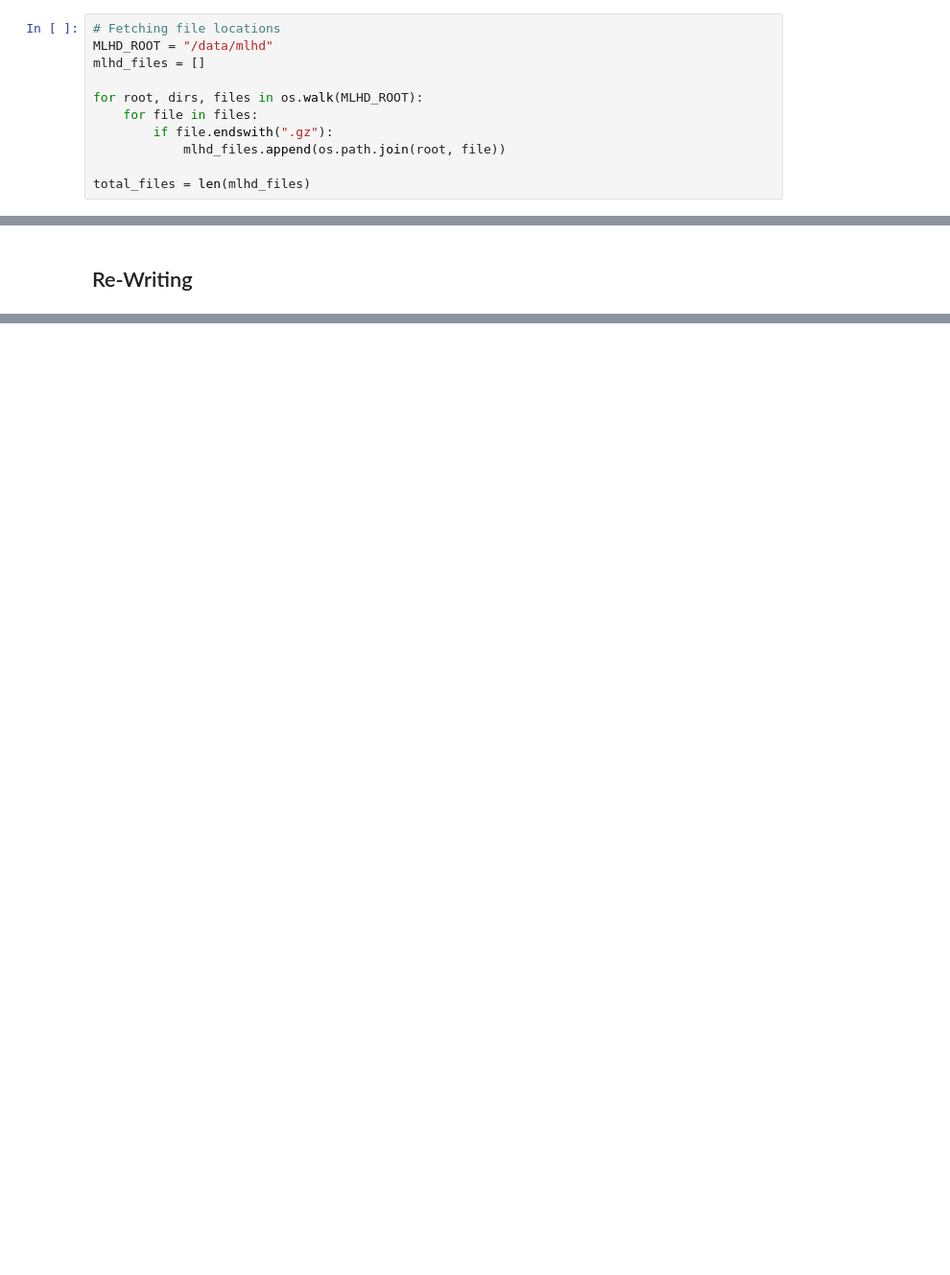
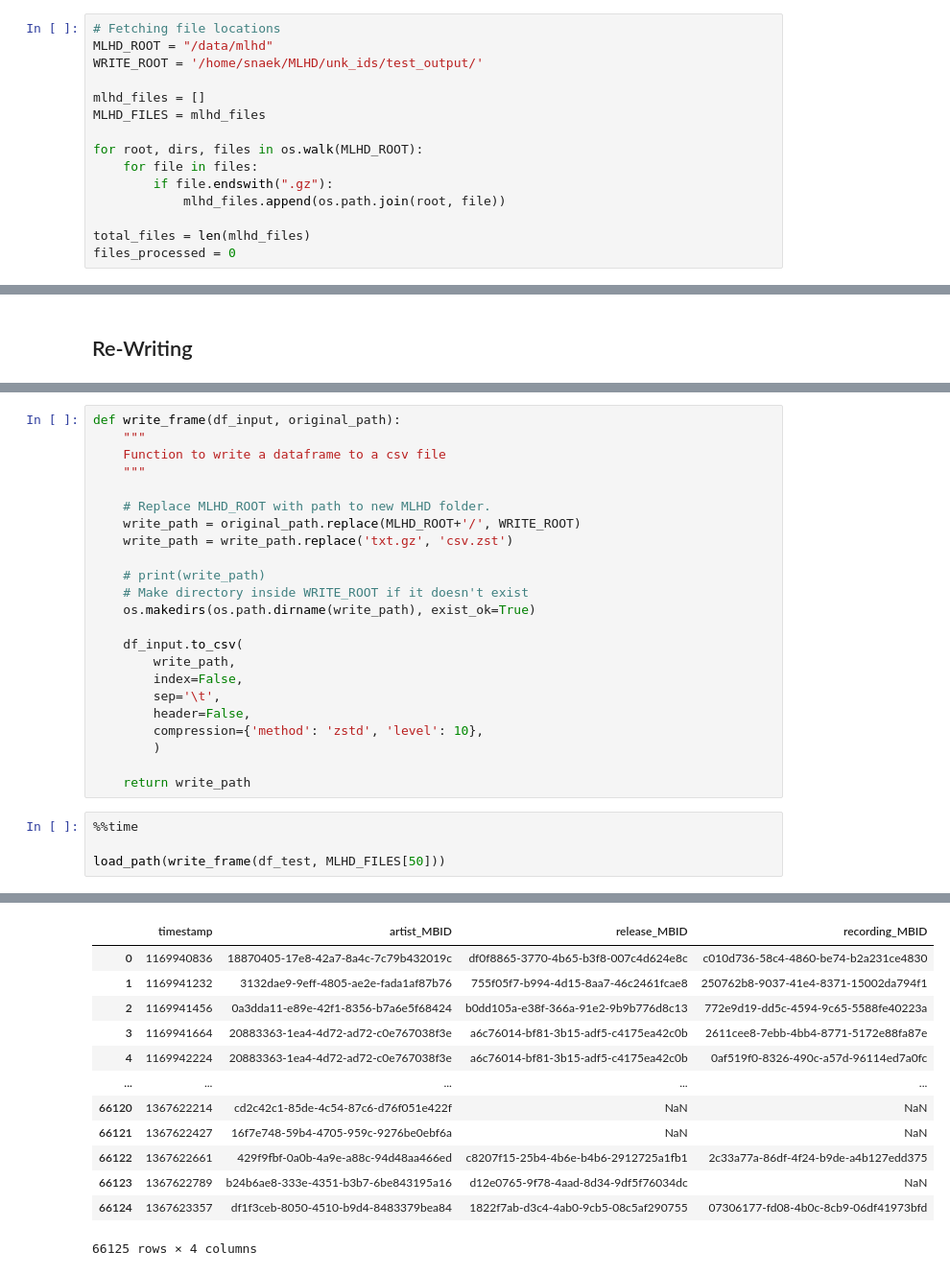
Before and after one commit to Prathamesh-Ghatole/MLHD, a Jupyter notebook: rec_track_checker.ipynb, the cells around one changed output, grey strips where cells are left out. Shown at 96% size. Saved outputs shown, nothing was run; the diff lists cells and outputs as text; blank space fills up the shorter version.

```diff
--- a/rec_track_checker.ipynb
+++ b/rec_track_checker.ipynb
@@ -16,7 +18,10 @@ import json
 # %%
 # Fetching file locations
 MLHD_ROOT = "/data/mlhd"
+WRITE_ROOT = '/home/snaek/MLHD/unk_ids/test_output/'
+
 mlhd_files = []
+MLHD_FILES = mlhd_files
 
 for root, dirs, files in os.walk(MLHD_ROOT):
     for file in files:
@@ -24,6 +29,7 @@ for root, dirs, files in os.walk(MLHD_ROOT):
             mlhd_files.append(os.path.join(root, file))
 
 total_files = len(mlhd_files)
+files_processed = 0
 # %%
 %%time
 # Fetching relevant tables
@@ -214,0 +272,28 @@ Wall time: 335 ms
+# %%
+def write_frame(df_input, original_path):
+    """
+    Function to write a dataframe to a csv file
+    """
+
+    # Replace MLHD_ROOT with path to new MLHD folder.
+    write_path = original_path.replace(MLHD_ROOT+'/', WRITE_ROOT)
+    write_path = write_path.replace('txt.gz', 'csv.zst')
+
+    # print(write_path)
+    # Make directory inside WRITE_ROOT if it doesn't exist
+    os.makedirs(os.path.dirname(write_path), exist_ok=True)
+
+    df_input.to_csv(
+        write_path,
+        index=False,
+        sep='\t',
+        header=False,
+        compression={'method': 'zstd', 'level': 10},
+        )
+
+    return write_path
+# %%
+%%time
+
+load_path(write_frame(df_test, MLHD_FILES[50]))
+# %% [output]
@@ -215,3 +302,16 @@ Wall time: 335 ms
+|  | timestamp | artist_MBID | release_MBID | recording_MBID |
+| 0 | 1169940836 | 18870405-17e8-42a7-8a4c-7c79b432019c | df0f8865-3770-4b65-b3f8-007c4d624e8c | c010d736-58c4-4860-be74-b2a231ce4830 |
+| 1 | 1169941232 | 3132dae9-9eff-4805-ae2e-fada1af87b76 | 755f05f7-b994-4d15-8aa7-46c2461fcae8 | 250762b8-9037-41e4-8371-15002da794f1 |
+| 2 | 1169941456 | 0a3dda11-e89e-42f1-8356-b7a6e5f68424 | b0dd105a-e38f-366a-91e2-9b9b776d8c13 | 772e9d19-dd5c-4594-9c65-5588fe40223a |
+| 3 | 1169941664 | 20883363-1ea4-4d72-ad72-c0e767038f3e | a6c76014-bf81-3b15-adf5-c4175ea42c0b | 2611cee8-7ebb-4bb4-8771-5172e88fa87e |
+| 4 | 1169942224 | 20883363-1ea4-4d72-ad72-c0e767038f3e | a6c76014-bf81-3b15-adf5-c4175ea42c0b | 0af519f0-8326-490c-a57d-96114ed7a0fc |
+| ... | ... | ... | ... | ... |
+| 66120 | 1367622214 | cd2c42c1-85de-4c54-87c6-d76f051e422f | NaN | NaN |
+| 66121 | 1367622427 | 16f7e748-59b4-4705-959c-9276be0ebf6a | NaN | NaN |
+| 66122 | 1367622661 | 429f9fbf-0a0b-4a9e-a88c-94d48aa466ed | c8207f15-25b4-4b6e-b4b6-2912725a1fb1 | 2c33a77a-86df-4f24-b9de-a4b127edd375 |
+| 66123 | 1367622789 | b24b6ae8-333e-4351-b3b7-6be843195a16 | d12e0765-9f78-4aad-8d34-9df5f76034dc | NaN |
+| 66124 | 1367623357 | df1f3ceb-8050-4510-b9d4-8483379bea84 | 1822f7ab-d3c4-4ab0-9cb5-08c5af290755 | 07306177-fd08-4b0c-8cb9-06df41973bfd |
+66125 rows × 4 columns
 # %% [markdown]
 ### Algorithm
 
```
Also changed, not shown: parts of 22 cells of this notebook.
